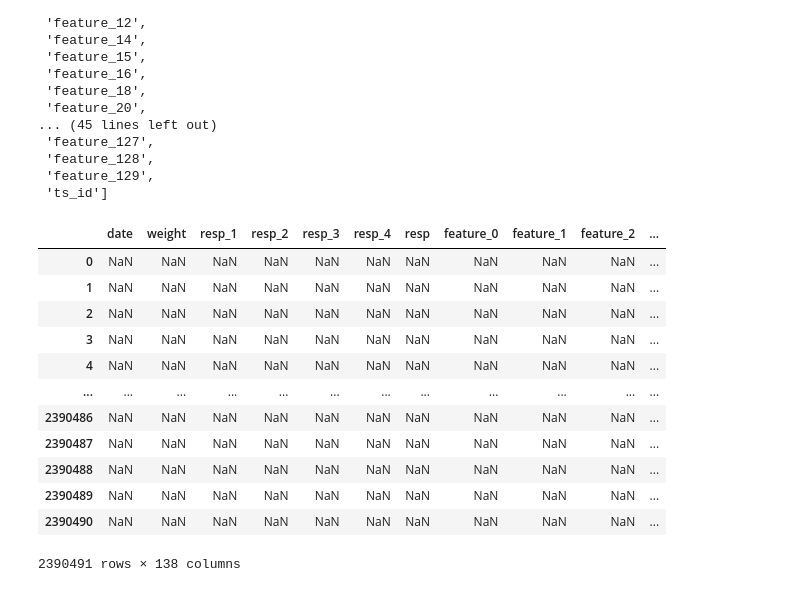
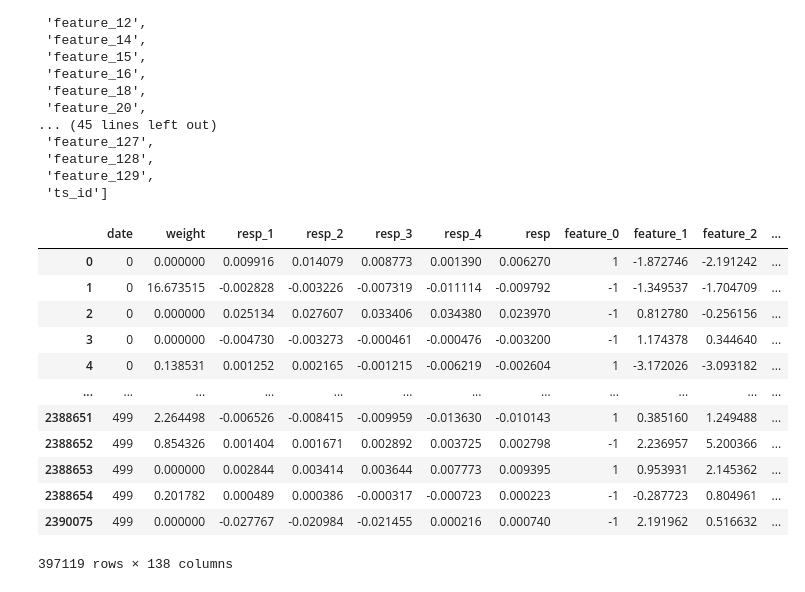
Before and after one commit to rmei97/market_preds, a Jupyter notebook: eda.ipynb, the cells around one changed output. Cells and saved outputs as stored; diff of their text form; code cells hidden in the pictures.

```diff
--- a/eda.ipynb
+++ b/eda.ipynb
@@ -140,18 +140,18 @@ to_drop
  'feature_129',
  'ts_id']
 # %%
-data[data.isna()]
+data[data.isna().any(axis=1)]
 # %% [output]
 |  | date | weight | resp_1 | resp_2 | resp_3 | resp_4 | resp | feature_0 | feature_1 | feature_2 | ... |
-| 0 | NaN | NaN | NaN | NaN | NaN | NaN | NaN | NaN | NaN | NaN | ... |
-| 1 | NaN | NaN | NaN | NaN | NaN | NaN | NaN | NaN | NaN | NaN | ... |
-| 2 | NaN | NaN | NaN | NaN | NaN | NaN | NaN | NaN | NaN | NaN | ... |
-| 3 | NaN | NaN | NaN | NaN | NaN | NaN | NaN | NaN | NaN | NaN | ... |
-| 4 | NaN | NaN | NaN | NaN | NaN | NaN | NaN | NaN | NaN | NaN | ... |
+| 0 | 0 | 0.000000 | 0.009916 | 0.014079 | 0.008773 | 0.001390 | 0.006270 | 1 | -1.872746 | -2.191242 | ... |
+| 1 | 0 | 16.673515 | -0.002828 | -0.003226 | -0.007319 | -0.011114 | -0.009792 | -1 | -1.349537 | -1.704709 | ... |
+| 2 | 0 | 0.000000 | 0.025134 | 0.027607 | 0.033406 | 0.034380 | 0.023970 | -1 | 0.812780 | -0.256156 | ... |
+| 3 | 0 | 0.000000 | -0.004730 | -0.003273 | -0.000461 | -0.000476 | -0.003200 | -1 | 1.174378 | 0.344640 | ... |
+| 4 | 0 | 0.138531 | 0.001252 | 0.002165 | -0.001215 | -0.006219 | -0.002604 | 1 | -3.172026 | -3.093182 | ... |
 | ... | ... | ... | ... | ... | ... | ... | ... | ... | ... | ... | ... |
-| 2390486 | NaN | NaN | NaN | NaN | NaN | NaN | NaN | NaN | NaN | NaN | ... |
-| 2390487 | NaN | NaN | NaN | NaN | NaN | NaN | NaN | NaN | NaN | NaN | ... |
-| 2390488 | NaN | NaN | NaN | NaN | NaN | NaN | NaN | NaN | NaN | NaN | ... |
-| 2390489 | NaN | NaN | NaN | NaN | NaN | NaN | NaN | NaN | NaN | NaN | ... |
-| 2390490 | NaN | NaN | NaN | NaN | NaN | NaN | NaN | NaN | NaN | NaN | ... |
+| 2388651 | 499 | 2.264498 | -0.006526 | -0.008415 | -0.009959 | -0.013630 | -0.010143 | 1 | 0.385160 | 1.249488 | ... |
+| 2388652 | 499 | 0.854326 | 0.001404 | 0.001671 | 0.002892 | 0.003725 | 0.002798 | -1 | 2.236957 | 5.200366 | ... |
+| 2388653 | 499 | 0.000000 | 0.002844 | 0.003414 | 0.003644 | 0.007773 | 0.009395 | 1 | 0.953931 | 2.145362 | ... |
+| 2388654 | 499 | 0.201782 | 0.000489 | 0.000386 | -0.000317 | -0.000723 | 0.000223 | -1 | -0.287723 | 0.804961 | ... |
+| 2390075 | 499 | 0.000000 | -0.027767 | -0.020984 | -0.021455 | 0.000216 | 0.000740 | -1 | 2.191962 | 0.516632 | ... |
-2390491 rows × 138 columns
+397119 rows × 138 columns
```
Also changed, not shown: parts of 3 cells of this notebook.
